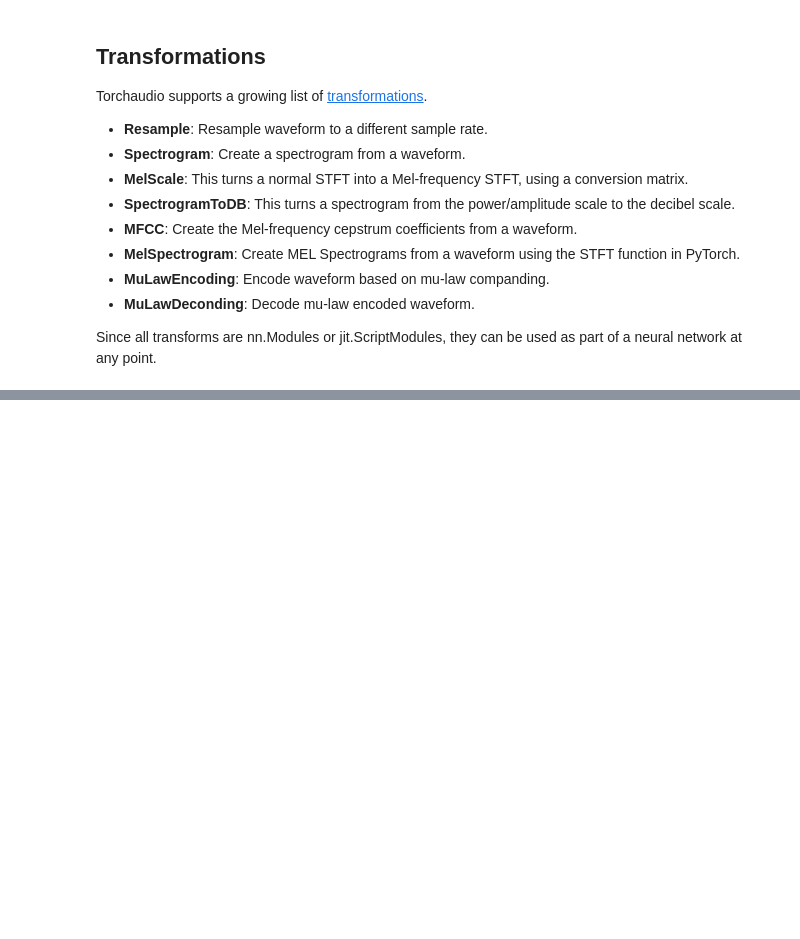
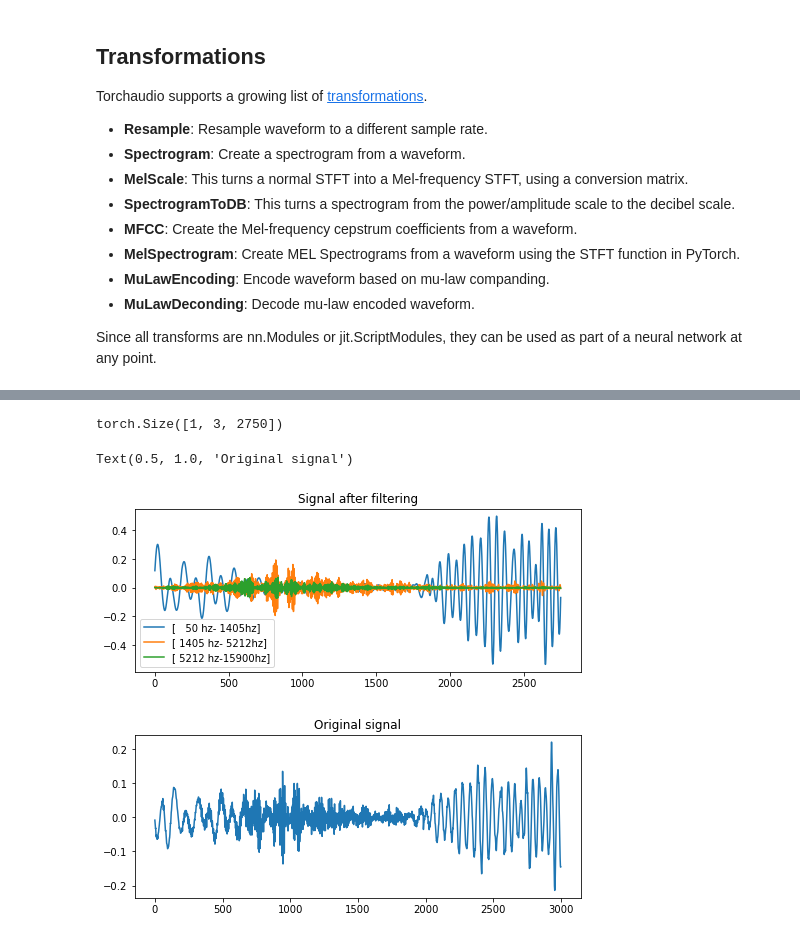
Before and after one commit to ghPRao/sound2text, a Jupyter notebook: notebooks/torchaudio.ipynb, the cells around one changed output, grey strips where cells are left out. Cells and saved outputs as stored; diff of their text form; code cells hidden in the pictures; blank space fills up the shorter version.

```diff
--- a/notebooks/torchaudio.ipynb
+++ b/notebooks/torchaudio.ipynb
@@ -59,0 +161,18 @@ Since all transforms are nn.Modules or jit.ScriptModules, they can be used as pa
+# %%
+wav = waveform[0,:10000].view(1,1,-1)[:,:,:3000]
+out = F.conv1d(wav, filters, stride=1, padding=0)
+print(out.shape)
+plt.figure(figsize=(8, 3))
+plt.plot(out[0].t())
+plt.legend(['[%5d hz-%5dhz]' % (int(low), int(high)) for low, high in zip(low_hz[:,0].numpy(),
+                                                             high_hz[:,0].numpy())],
+           loc='best', ncol=1)
+plt.title('Signal after filtering')
+plt.figure(figsize=(8, 3))
+plt.plot(wav[0,0])
+plt.title('Original signal')
+# %% [output]
+torch.Size([1, 3, 2750])
+Text(0.5, 1.0, 'Original signal')
+[figure, added]
+[figure, added]
```
Also changed, not shown: parts of 30 cells of this notebook, 3 other files.
